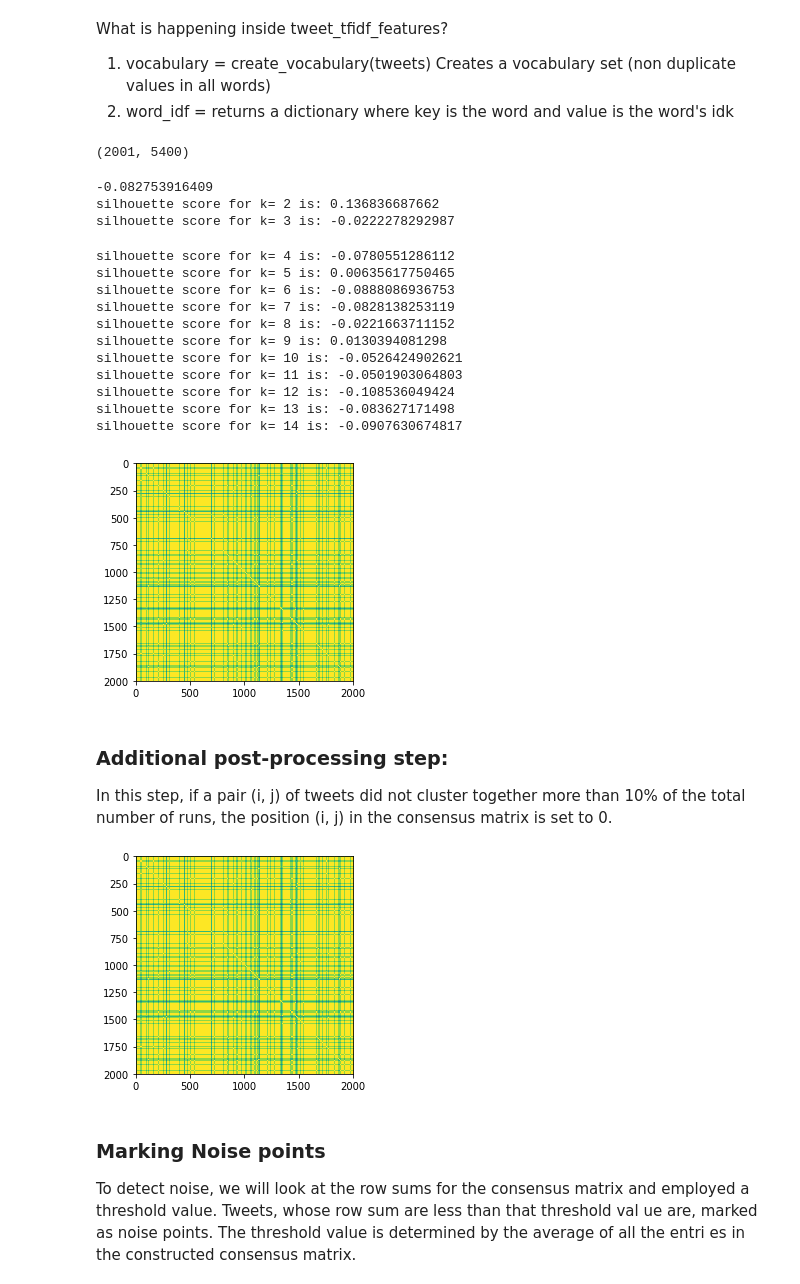
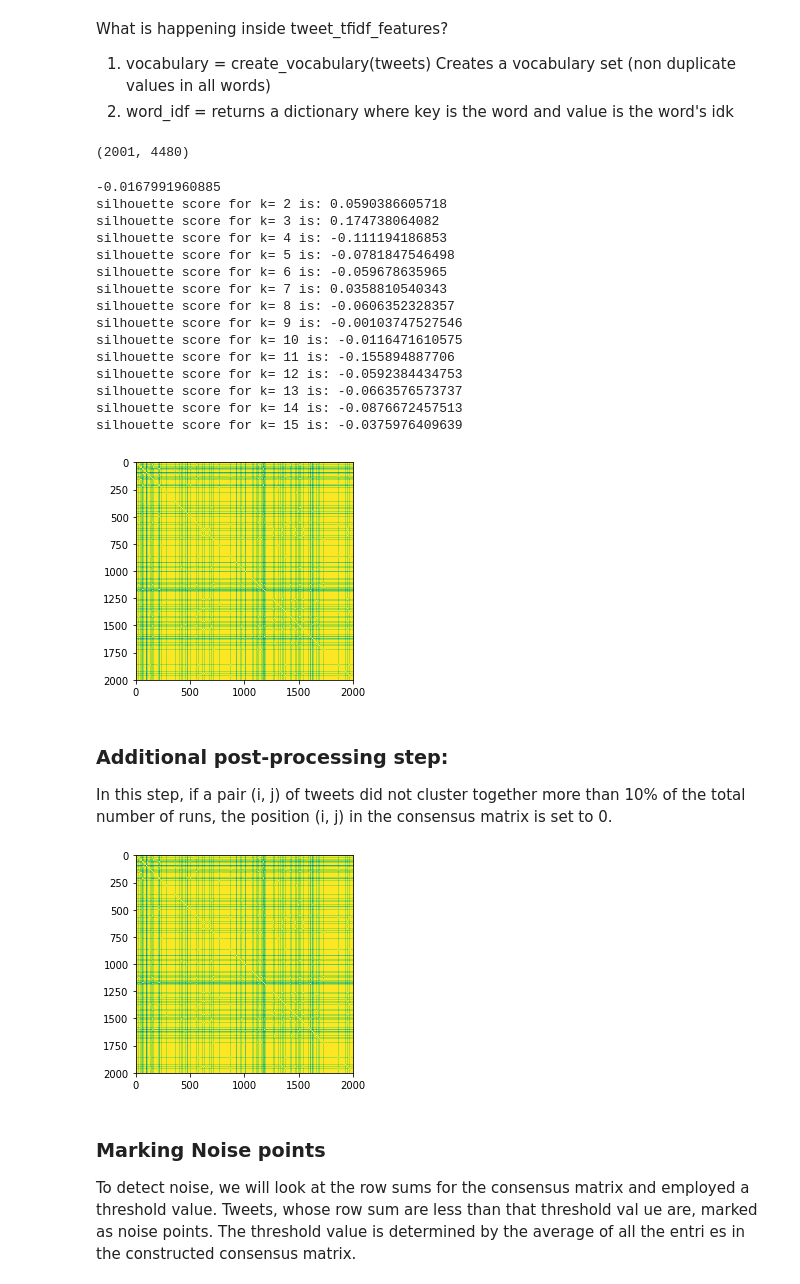
Before and after one commit to satyamkapoor/project_dataanalysis, a Jupyter notebook: Data Project.ipynb, the cells around one changed output. Saved outputs shown, nothing was run; the diff lists cells and outputs as text; code cells hidden in the pictures.

```diff
--- a/Data Project.ipynb
+++ b/Data Project.ipynb
@@ -30,6 +31,7 @@ def tokenize(tweets):
 
 def remove_stopwords(tweets):
     stopwords =  nltk.corpus.stopwords.words('english')
+    stopwords.extend(("im","dont","wont"))
     tweets_nostop = []
     for tweet in tweets:
         tweet_nostop = [w.lower() for w in tweet if w.lower() not in stopwords]
@@ -38,22 +40,25 @@ def remove_stopwords(tweets):
 
 def filter_names(tweets):
     tweets_filtered = []
+    regex = re.compile("@([A-Za-z0-9_]+)")
     for tweet in tweets:
-        tweet_filtered = [re.sub("@([A-Za-z0-9_]+)",'', w) for w in tweet]
+        tweet_filtered = [w for w in tweet if not regex.match(w)]
         tweets_filtered.append(tweet_filtered)
     return tweets_filtered
 
 def filter_noise(tweets):
     tweets_filtered = []
+    regex = re.compile("[^a-zA-Z]")
     for tweet in tweets:
-        tweet_filtered = [re.sub("[^a-zA-Z0-9]",'', w) for w in tweet if re.sub("[^a-zA-Z0-9]",'', w)!= '']
+        tweet_filtered = [re.sub("[^a-zA-Z]",'',w) for w in tweet if not regex.match(w)]
         tweets_filtered.append(tweet_filtered)
     return tweets_filtered
 
 def remove_url(tweets):
     tweets_filtered = []
+    regex = re.compile("^https?:\/\/.*[\r\n]*")
     for tweet in tweets:
-        tweet_filtered = [re.sub(r'^https?:\/\/.*[\r\n]*', '', w) for w in tweet]
+        tweet_filtered = [w for w in tweet if not regex.match(w)]
         tweets_filtered.append(tweet_filtered)
     return tweets_filtered
 
@@ -145,7 +148,7 @@ np.set_printoptions(threshold=np.nan)
 # %%
 feature_matrix.shape
 # %% [output]
-(2001, 5400)
+(2001, 4480)
 # %%
 def euclidean_vectorized(A, B):
     n, d = A.shape
@@ -204,46 +201,49 @@ def kmeans(X,n_clusters):
     return labels,centroids
 # %%
 from sklearn.cluster import KMeans
-num_clusters = 8
+num_clusters = 5
 cluster_labels,centroids = kmeans(feature_matrix,num_clusters)
 # %%
 import sklearn
 from sklearn.metrics import silhouette_score
 print(silhouette_score(feature_matrix, cluster_labels))
 
-nclusters_to_test = 15
+nclusters_to_test = 16
 consensus_matrix = np.zeros((feature_matrix.shape[0],feature_matrix.shape[0]))
 
 for i in range(2,nclusters_to_test):
     cluster_labels, centroids = kmeans(feature_matrix, i)
     sil_score = silhouette_score(feature_matrix, cluster_labels)
     print("silhouette score for k=",i, 'is:',sil_score)
     for i in range(len(cluster_labels)):
         for j in range(len(cluster_labels)):
             if cluster_labels[i] == cluster_labels[j]:
                 consensus_matrix[i,j] = (consensus_matrix[i,j] + 1)
 
 import matplotlib.pyplot as plt
 
 plt.imshow(consensus_matrix)
 plt.legend()
 plt.show()
+
+#print(pd.DataFrame(consensus_matrix))
 # %% [output]
--0.082753916409
-silhouette score for k= 2 is: 0.136836687662
-silhouette score for k= 3 is: -0.0222278292987
+-0.0167991960885
+silhouette score for k= 2 is: 0.0590386605718
+silhouette score for k= 3 is: 0.174738064082
+silhouette score for k= 4 is: -0.111194186853
+silhouette score for k= 5 is: -0.0781847546498
+silhouette score for k= 6 is: -0.059678635965
+silhouette score for k= 7 is: 0.0358810540343
+silhouette score for k= 8 is: -0.0606352328357
+silhouette score for k= 9 is: -0.00103747527546
+silhouette score for k= 10 is: -0.0116471610575
+silhouette score for k= 11 is: -0.155894887706
+silhouette score for k= 12 is: -0.0592384434753
+silhouette score for k= 13 is: -0.0663576573737
+silhouette score for k= 14 is: -0.0876672457513
+silhouette score for k= 15 is: -0.0375976409639
-silhouette score for k= 4 is: -0.0780551286112
-silhouette score for k= 5 is: 0.00635617750465
-silhouette score for k= 6 is: -0.0888086936753
-silhouette score for k= 7 is: -0.0828138253119
-silhouette score for k= 8 is: -0.0221663711152
-silhouette score for k= 9 is: 0.0130394081298
-silhouette score for k= 10 is: -0.0526424902621
-silhouette score for k= 11 is: -0.0501903064803
-silhouette score for k= 12 is: -0.108536049424
-silhouette score for k= 13 is: -0.083627171498
-silhouette score for k= 14 is: -0.0907630674817
-[figure, old version]
+[figure, new version]
 # %% [markdown]
 <h3>Additional post-processing step:</h3>
 In this step, if a pair (i, j) of tweets did not cluster together more than 10% of the total number of runs, the position (i, j) in the consensus matrix is set to 0.
@@ -256,8 +256,10 @@ for i in range(len(consensus_matrix)):
 plt.imshow(consensus_matrix)
 plt.legend()
 plt.show()
+
+#print(pd.DataFrame(consensus_matrix))
 # %% [output]
-[figure, old version]
+[figure, new version]
 # %% [markdown]
 <h3>Marking Noise points</h3>
 To detect noise, we will look at the row sums for the consensus
```
Also changed, not shown: parts of 8 cells of this notebook.
